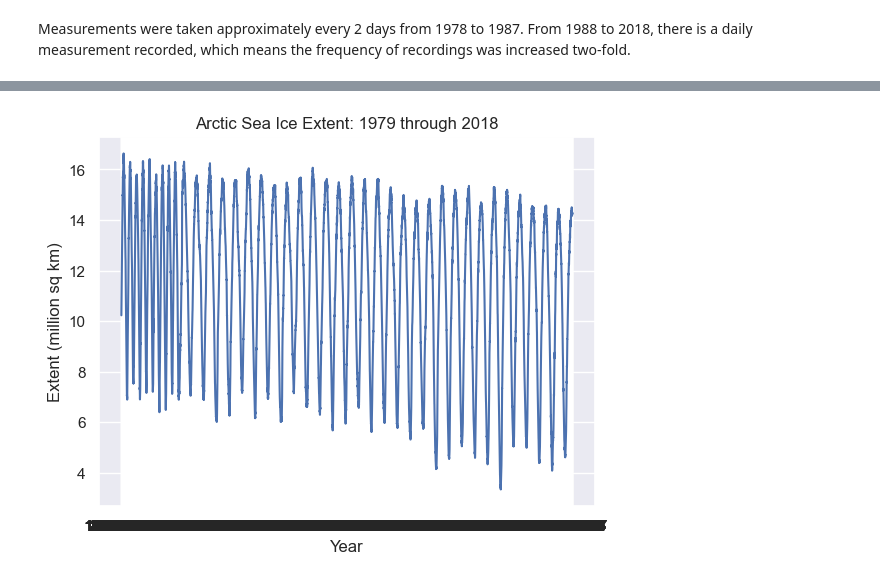
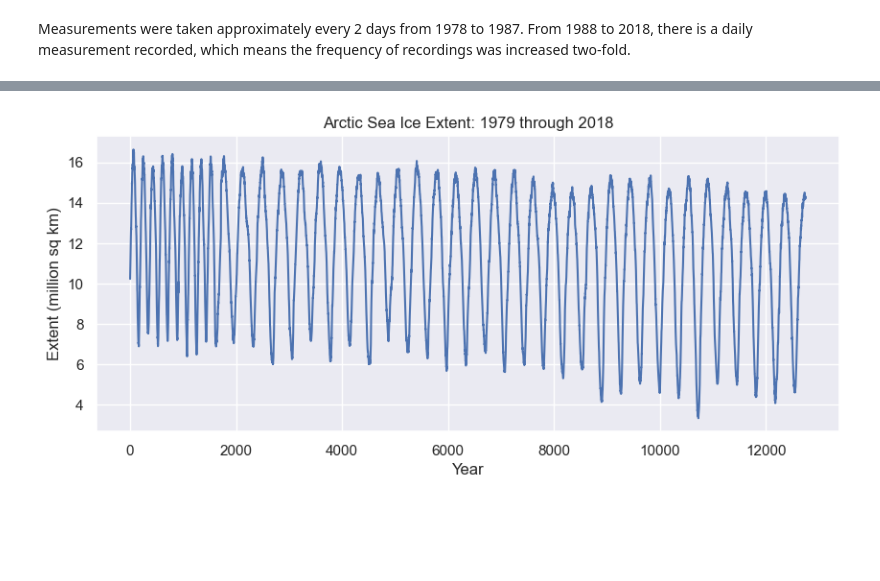
Before and after one commit to giantmagellan/SeaIceForecast, a Jupyter notebook: seaice_eda.ipynb, the cells around one changed output, grey strips where cells are left out. Drawn from its saved outputs; the diff is of its cells as text; code cells hidden in the pictures; blank space fills up the shorter version.

```diff
--- a/seaice_eda.ipynb
+++ b/seaice_eda.ipynb
@@ -80,6 +80,9 @@ yearly_sample_count_df.head()
 # %% [markdown]
 Measurements were taken approximately every 2 days from 1978 to 1987. From 1988 to 2018, there is a daily measurement recorded, which means the frequency of recordings was increased two-fold.
 # %%
+sns.set_style('darkgrid')
+sns.set(rc={'figure.figsize':(10,4)})
+
 # Plot number of measurements taken per year
 plot_ = sns.barplot(yearly_sample_count_df, x="year", y="measurements_taken")
 plt.title('Arctic Sea Ice Extent: Measurements Taken Per Year', fontweight='bold')
@@ -99,20 +102,21 @@ plt.show()
 # %%
+sns.set_style('darkgrid')
+sns.set(rc={'figure.figsize':(10,4)})
+
 # Plot time series of SIE
-# sns.set_theme(style="darkgrid")
-
-g = sns.lineplot(sea_ice_df, x="date", y="extent_million_sq_km")
+plt.plot(sea_ice_df.index, sea_ice_df['extent_million_sq_km'])
 plt.title("Arctic Sea Ice Extent: 1979 through 2018")
 plt.xlabel("Year")
 plt.ylabel("Extent (million sq km)")
 
 # Set x-axis tick labels
 # ticks = ['1978','1983','1988','1993','2003','2008','2013','2018']
 # g.set_xticks(range(len(sea_ice_df)))
 # g.get_xticklabels(ticks)
 
 # Save and plot figure
-plt.savefig('figures/ts_1978_2018.png')
+# plt.savefig('figures/ts_1978_2018.png')
 plt.show()
 # %% [output]
-[figure, old version]
+[figure, new version]
 # %%
```
Also changed, not shown: parts of 7 cells of this notebook, 5 other files.
